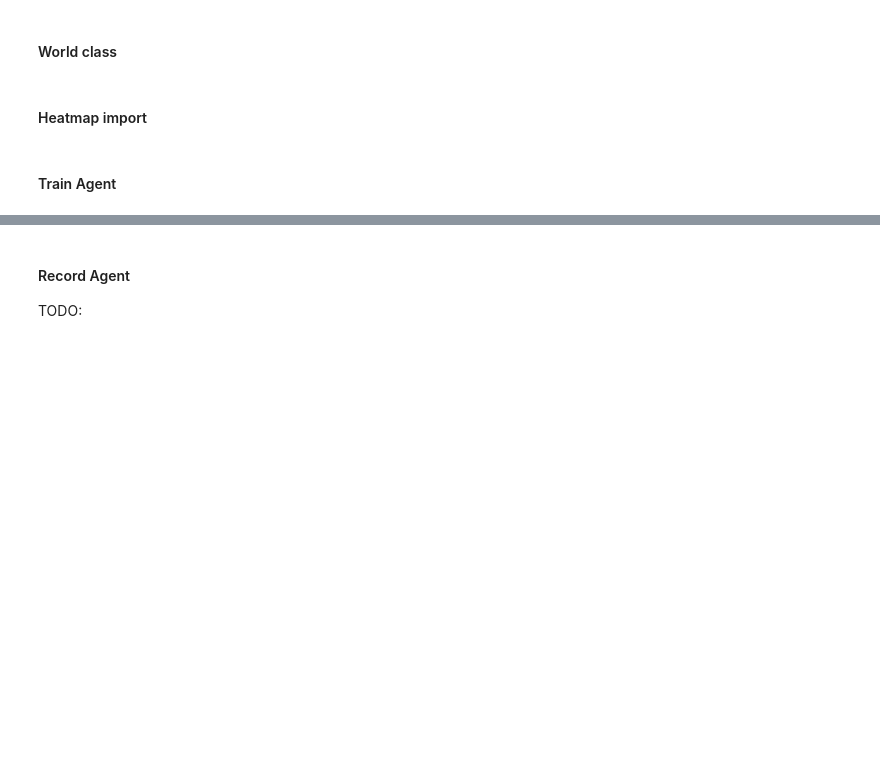
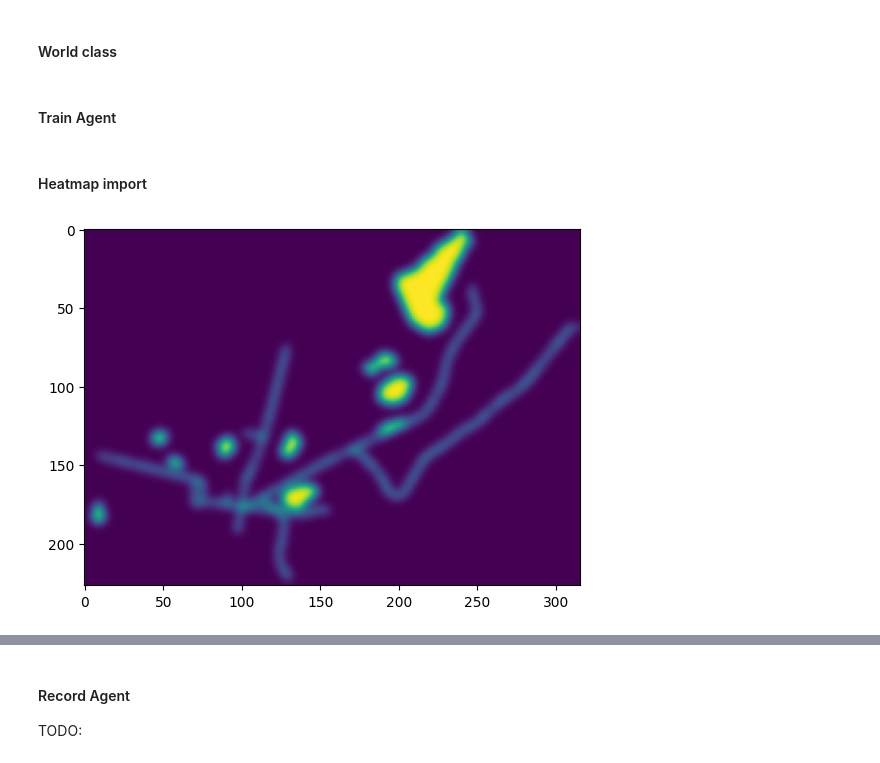
Before and after one commit to TheJoboReal/Bachelor, a Jupyter notebook: src/gym.ipynb, the cells around one changed output, grey strips where cells are left out. Cells and saved outputs as stored; diff of their text form; code cells hidden in the pictures; blank space fills up the shorter version.

Commit message:
world is now heatmap

```diff
--- a/src/gym.ipynb
+++ b/src/gym.ipynb
@@ -110,15 +132,6 @@ class GridWorldEnv(gym.Env):
 
 
         return observation, reward, terminated, truncated, info
-# %% [markdown]
-#### Heatmap import
-# %%
-def env_from_heatmap():
-    with open("/home/kasper/Documents/Civilingenioer_Robotteknologi/Bachelor/Kaspers_chad_pdfer_mm/heatmap/data/heatmap.pkl", "rb") as f:
-        heatmap = pickle.load(f)
-    plt.imshow(heatmap, cmap='viridis')
-
-heatmap = env_from_heatmap()
 # %% [markdown]
 #### Train Agent
 # %%
@@ -258,6 +271,18 @@ class SAR_agent:
         plt.title("Agent Trajectory")
         plt.legend()
         plt.show()
+# %% [markdown]
+#### Heatmap import
+# %%
+def matrix_from_heatmap():
+    with open("/home/kasper/Documents/Civilingenioer_Robotteknologi/Bachelor/Kaspers_chad_pdfer_mm/heatmap/data/heatmap.pkl", "rb") as f:
+        heatmap = pickle.load(f)
+    plt.imshow(heatmap, cmap='viridis')
+    return heatmap
+
+heatmap = matrix_from_heatmap()
+# %% [output]
+[figure, added]
 # %%
 # hyperparameters
 learning_rate = 0.01
```
Also changed, not shown: parts of 4 cells of this notebook.
